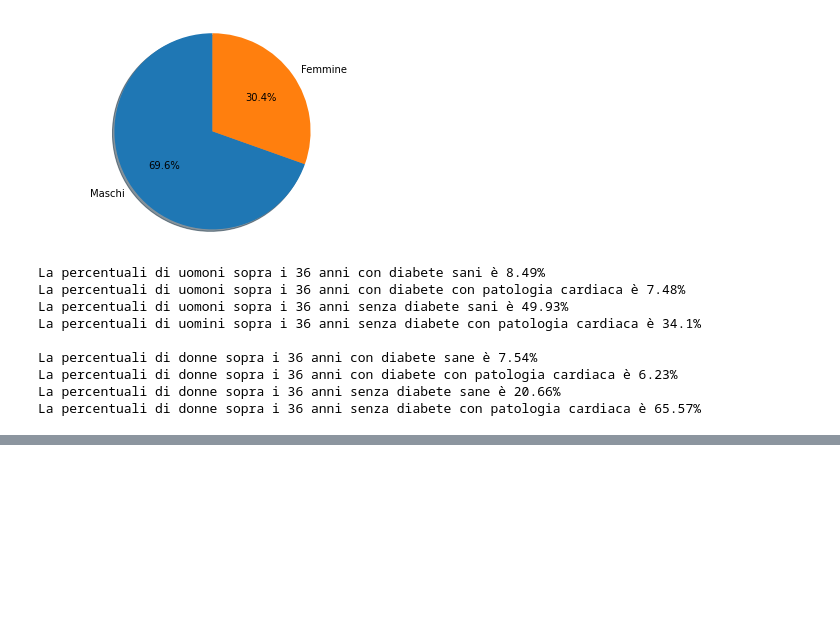
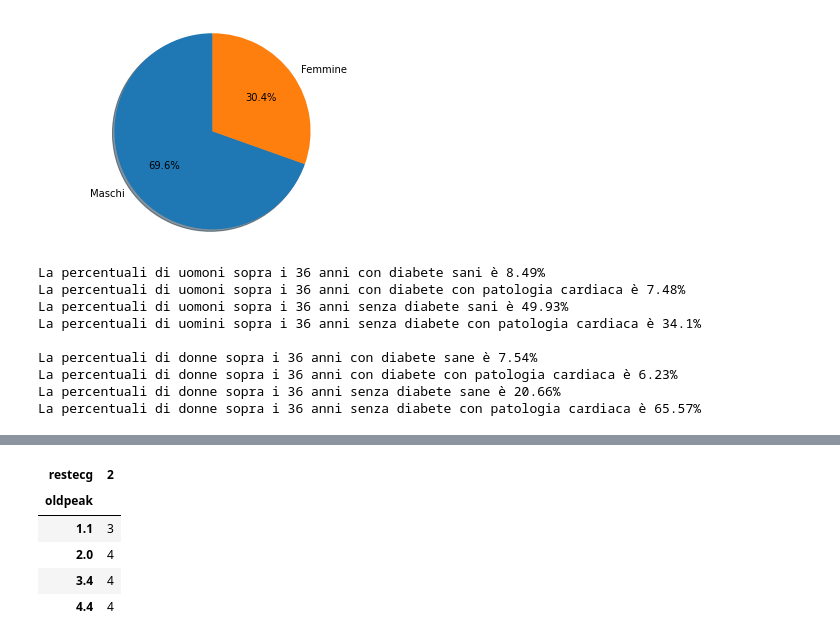
Before and after one commit to ProfeKing/NSPH_Project, a Jupyter notebook: NSPH_project.ipynb, the cells around one changed output, grey strips where cells are left out. Drawn from its saved outputs; the diff is of its cells as text; code cells hidden in the pictures; blank space fills up the shorter version.

```diff
--- a/NSPH_project.ipynb
+++ b/NSPH_project.ipynb
@@ -162,0 +300,12 @@ percentuale donne con battito massimo superiore a 150 sul numero totale di uomin
+# %%
+# Anna e Alex
+# tutte le persone con valore 2 di risultati elettrocardiografici a riposo
+# dovrebbero avere una variazione elevata di oldpeak
+pd.crosstab(heart.oldpeak, heart.restecg[heart.restecg == 2])
+# %% [output]
+| restecg | 2 |
+| oldpeak |  |
+| 1.1 | 3 |
+| 2.0 | 4 |
+| 3.4 | 4 |
+| 4.4 | 4 |
```
Also changed, not shown: parts of 15 cells of this notebook.
